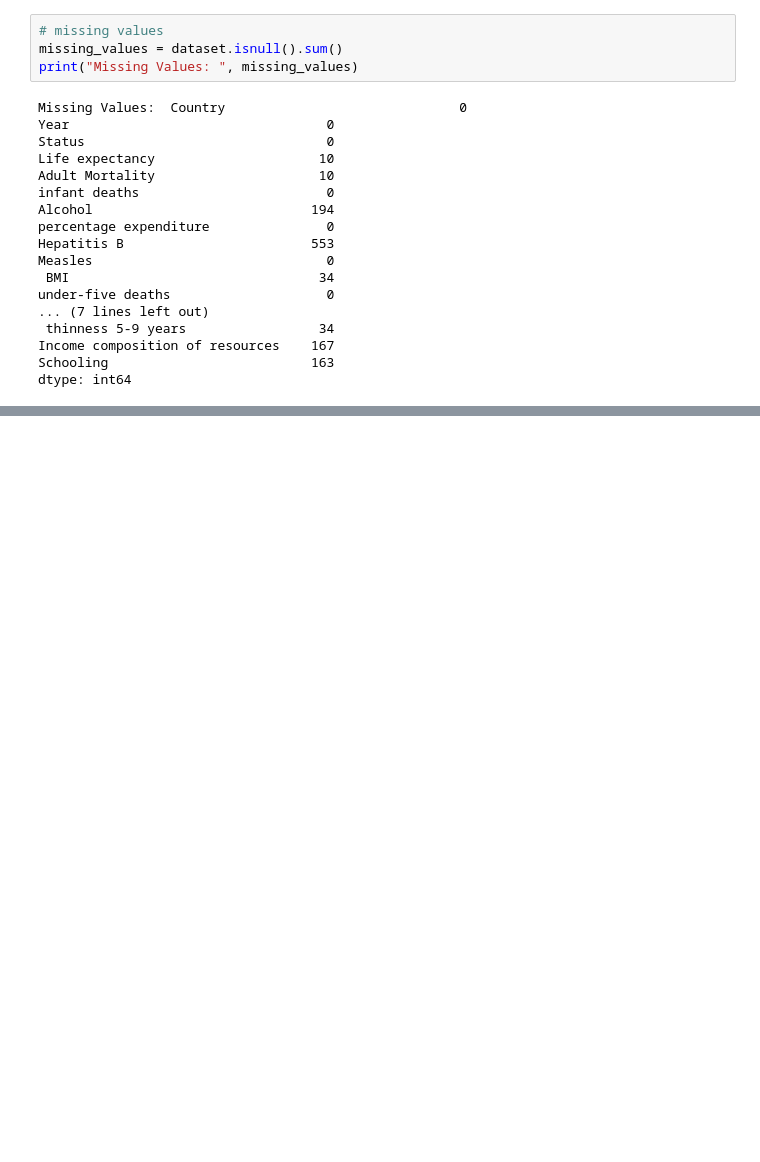
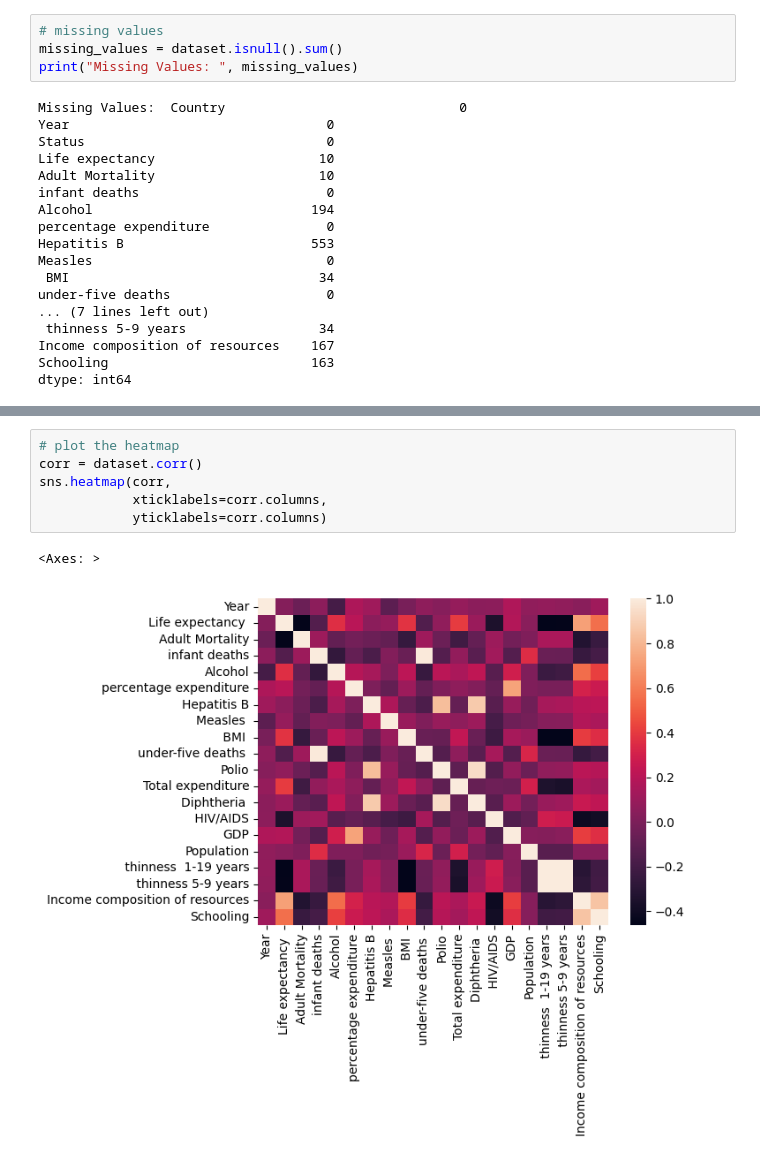
Before and after one commit to MeherajUlMahmmud/Misc, a Jupyter notebook: ML/LifeExpectency/42.ipynb, the cells around one changed output, grey strips where cells are left out. Saved outputs shown, nothing was run; the diff lists cells and outputs as text; blank space fills up the shorter version.

```diff
--- a/ML/LifeExpectency/42.ipynb
+++ b/ML/LifeExpectency/42.ipynb
@@ -112,0 +234,9 @@ dtype: int64
+# %%
+# plot the heatmap
+corr = dataset.corr()
+sns.heatmap(corr,
+            xticklabels=corr.columns,
+            yticklabels=corr.columns)
+# %% [output]
+<Axes: >
+[figure, added]
```
Also changed, not shown: parts of 27 cells of this notebook.
